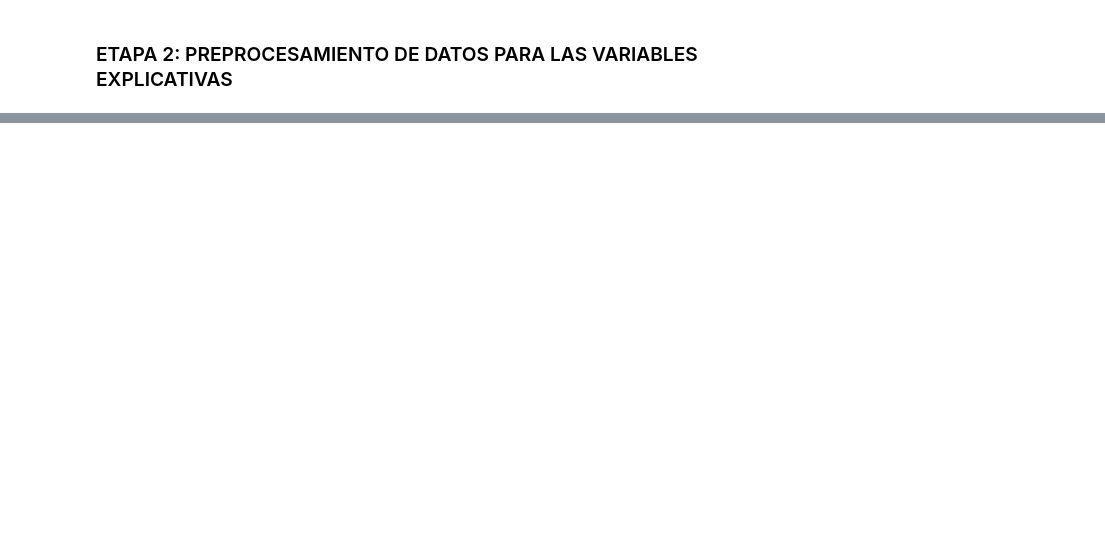
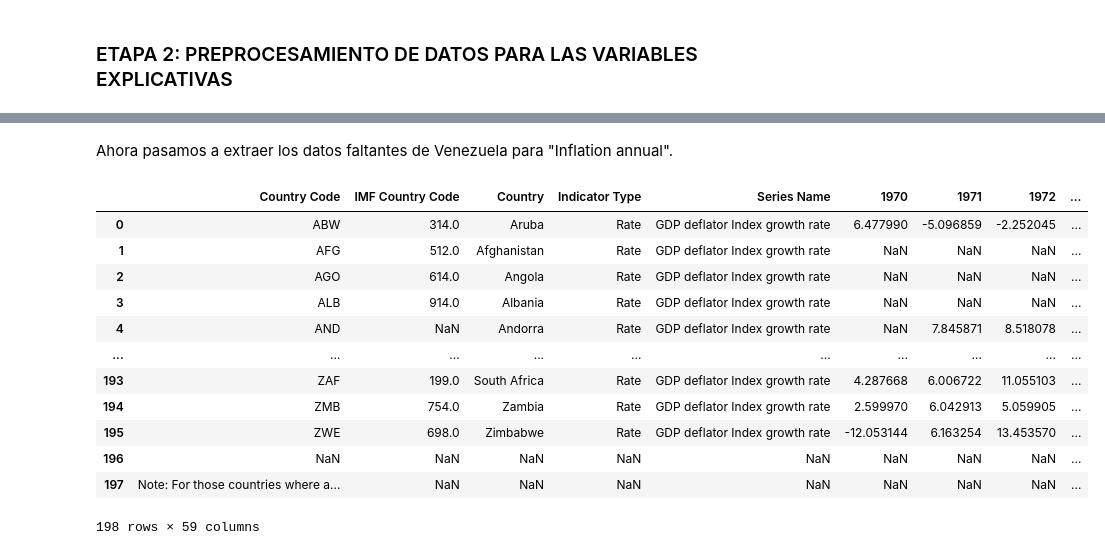
Before and after one commit to ERIDEZ/IFM_TMF, a Jupyter notebook: Notebooks y scripts/Trabajo archivo 24287.ipynb, the cells around one changed output, grey strips where cells are left out. Saved outputs shown, nothing was run; the diff lists cells and outputs as text; code cells hidden in the pictures; blank space fills up the shorter version.

```diff
--- a/Notebooks y scripts/Trabajo archivo 24287.ipynb
+++ b/Notebooks y scripts/Trabajo archivo 24287.ipynb
@@ -951,0 +1249,25 @@ También observamos que hay mucha similitud entre la mediana y media de los tres
+# %% [markdown]
+Ahora pasamos a extraer los datos faltantes de Venezuela para "Inflation annual".
+# %%
+# Cargar datos de Inflación global/anual del banco mundial
+wb_inflation_def = pd.read_excel("../5- Indices de Desarrolo/Inflation-data.xlsx",
+            decimal = ".",
+            thousands= ',',
+            sheet_name='def_a'
+)
+
+wb_inflation_def
+# %% [output]
+|  | Country Code | IMF Country Code | Country | Indicator Type | Series Name | 1970 | 1971 | 1972 | ... |
+| 0 | ABW | 314.0 | Aruba | Rate | GDP deflator Index growth rate | 6.477990 | -5.096859 | -2.252045 | ... |
+| 1 | AFG | 512.0 | Afghanistan | Rate | GDP deflator Index growth rate | NaN | NaN | NaN | ... |
+| 2 | AGO | 614.0 | Angola | Rate | GDP deflator Index growth rate | NaN | NaN | NaN | ... |
+| 3 | ALB | 914.0 | Albania | Rate | GDP deflator Index growth rate | NaN | NaN | NaN | ... |
+| 4 | AND | NaN | Andorra | Rate | GDP deflator Index growth rate | NaN | 7.845871 | 8.518078 | ... |
+| ... | ... | ... | ... | ... | ... | ... | ... | ... | ... |
+| 193 | ZAF | 199.0 | South Africa | Rate | GDP deflator Index growth rate | 4.287668 | 6.006722 | 11.055103 | ... |
+| 194 | ZMB | 754.0 | Zambia | Rate | GDP deflator Index growth rate | 2.599970 | 6.042913 | 5.059905 | ... |
+| 195 | ZWE | 698.0 | Zimbabwe | Rate | GDP deflator Index growth rate | -12.053144 | 6.163254 | 13.453570 | ... |
+| 196 | NaN | NaN | NaN | NaN | NaN | NaN | NaN | NaN | ... |
+| 197 | Note: For those countries where a... | NaN | NaN | NaN | NaN | NaN | NaN | NaN | ... |
+198 rows × 59 columns
```
Also changed, not shown: parts of 62 cells of this notebook, 5 other files.
